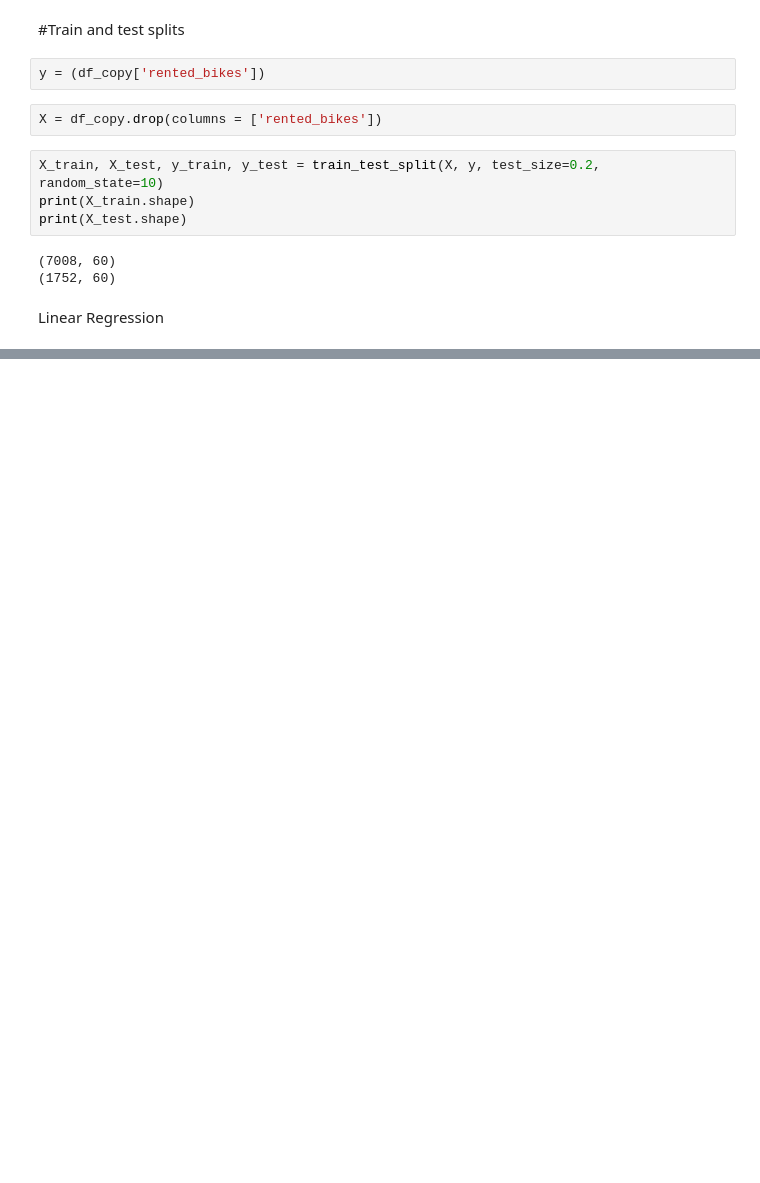
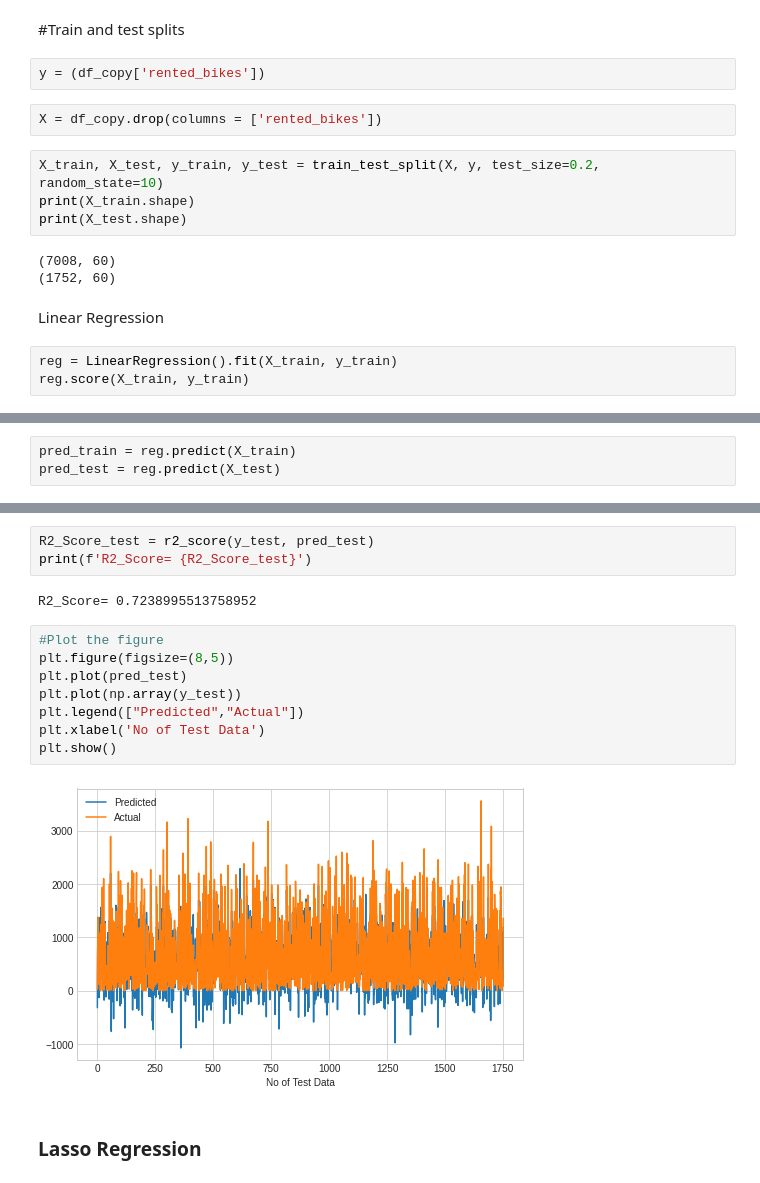
Before and after one commit to nishigandha2/Bike-Sharing-Demand-Prediction, a Jupyter notebook: Copy_of_Bike_Sharing_Demand_Prediction_ML_Regression_Capstone_Project.ipynb, the cells around one changed output, grey strips where cells are left out. Saved outputs shown, nothing was run; the diff lists cells and outputs as text; blank space fills up the shorter version.

```diff
--- a/Copy_of_Bike_Sharing_Demand_Prediction_ML_Regression_Capstone_Project.ipynb
+++ b/Copy_of_Bike_Sharing_Demand_Prediction_ML_Regression_Capstone_Project.ipynb
@@ -729,3 +729,6 @@ print(X_test.shape)
 (1752, 60)
 # %% [markdown]
 Linear Regression
+# %%
+reg = LinearRegression().fit(X_train, y_train)
+reg.score(X_train, y_train)
@@ -731,0 +737,3 @@ Linear Regression
+# %%
+pred_train = reg.predict(X_train)
+pred_test = reg.predict(X_test)
@@ -731,0 +768,17 @@ Linear Regression
+# %%
+R2_Score_test = r2_score(y_test, pred_test)
+print(f'R2_Score= {R2_Score_test}')
+# %% [output]
+R2_Score= 0.7238995513758952
+# %%
+#Plot the figure
+plt.figure(figsize=(8,5))
+plt.plot(pred_test)
+plt.plot(np.array(y_test))
+plt.legend(["Predicted","Actual"])
+plt.xlabel('No of Test Data')
+plt.show()
+# %% [output]
+[figure, added]
+# %% [markdown]
+### Lasso Regression
```
Also changed, not shown: parts of 16 cells of this notebook.
